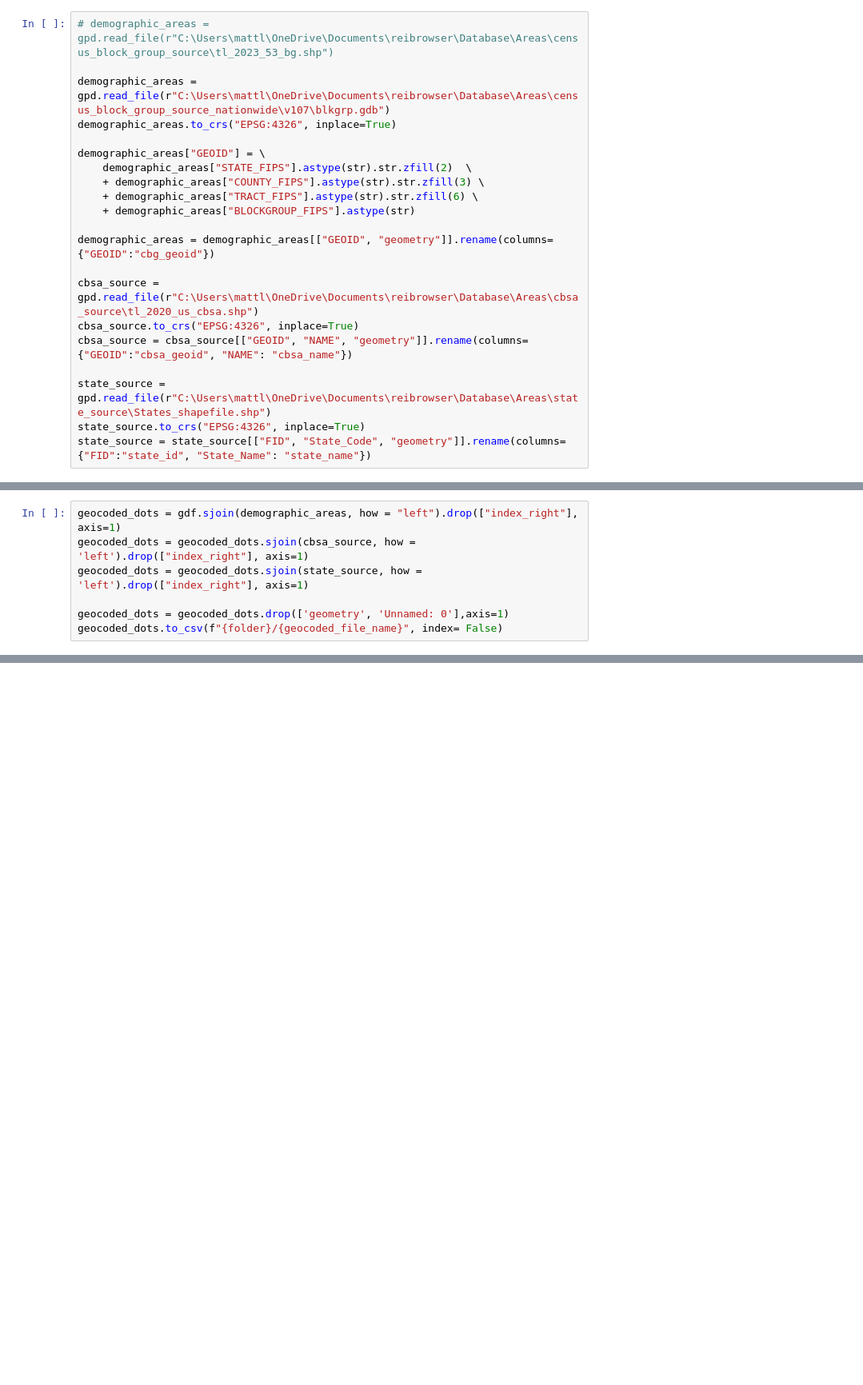
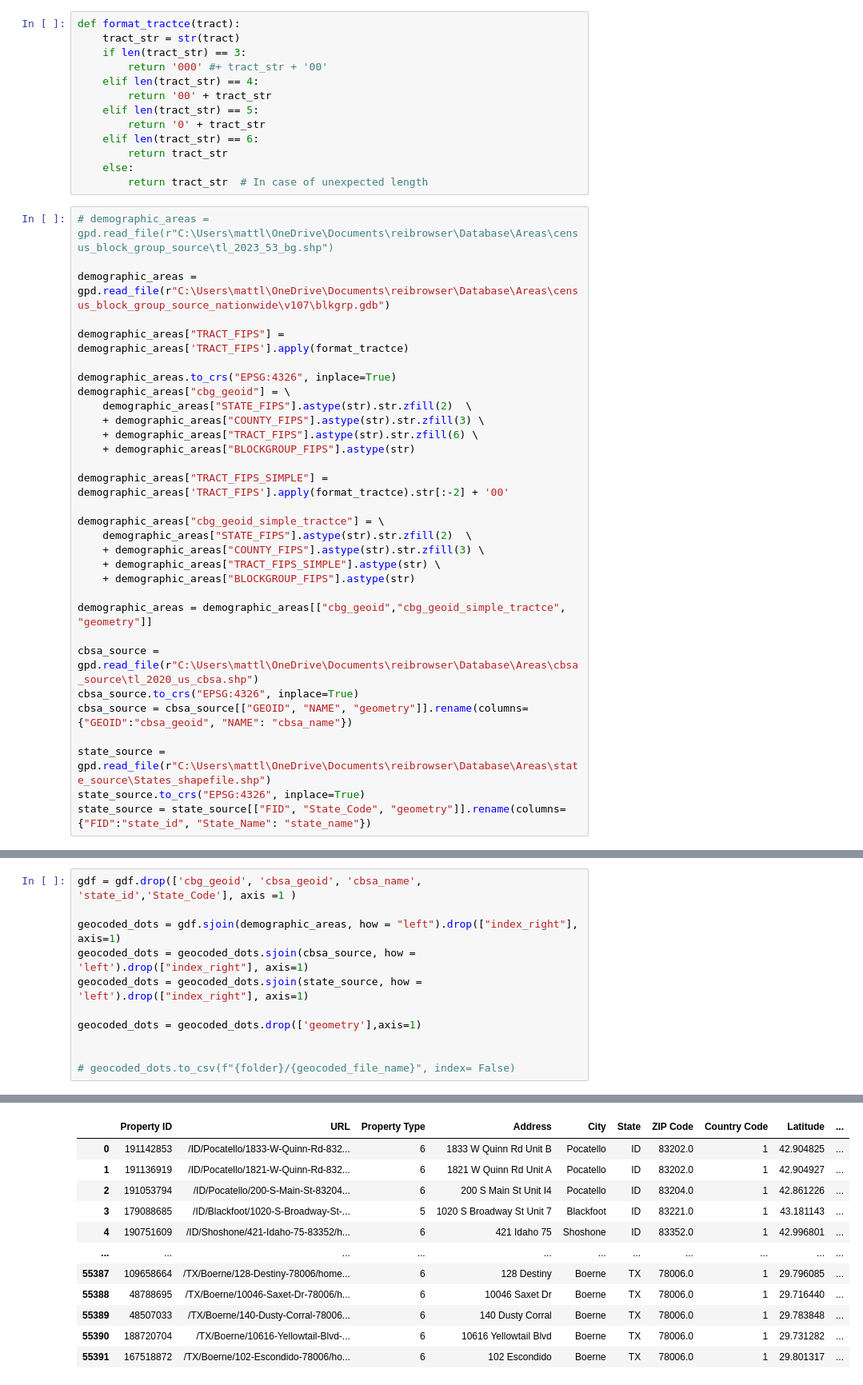
Before and after one commit to drago9773/stoebebirch, a Jupyter notebook: location_geocoding.ipynb, the cells around one changed output, grey strips where cells are left out. Shown at 80% size. Saved outputs shown, nothing was run; the diff lists cells and outputs as text; blank space fills up the shorter version.

```diff
--- a/location_geocoding.ipynb
+++ b/location_geocoding.ipynb
@@ -17,16 +15,39 @@ AttributeError: 'DataFrame' object has no attribute 'Longitude'
+# %%
+def format_tractce(tract):
+    tract_str = str(tract)
+    if len(tract_str) == 3:
+        return '000' #+ tract_str + '00'
+    elif len(tract_str) == 4:
+        return '00' + tract_str
+    elif len(tract_str) == 5:
+        return '0' + tract_str
+    elif len(tract_str) == 6:
+        return tract_str
+    else:
+        return tract_str  # In case of unexpected length
 # %%
 # demographic_areas = gpd.read_file(r"C:\Users\mattl\OneDrive\Documents\reibrowser\Database\Areas\census_block_group_source\tl_2023_53_bg.shp")
 
 demographic_areas = gpd.read_file(r"C:\Users\mattl\OneDrive\Documents\reibrowser\Database\Areas\census_block_group_source_nationwide\v107\blkgrp.gdb")
+
+demographic_areas["TRACT_FIPS"] = demographic_areas['TRACT_FIPS'].apply(format_tractce)
+
 demographic_areas.to_crs("EPSG:4326", inplace=True)
-
-demographic_areas["GEOID"] = \
+demographic_areas["cbg_geoid"] = \
     demographic_areas["STATE_FIPS"].astype(str).str.zfill(2)  \
     + demographic_areas["COUNTY_FIPS"].astype(str).str.zfill(3) \
     + demographic_areas["TRACT_FIPS"].astype(str).str.zfill(6) \
     + demographic_areas["BLOCKGROUP_FIPS"].astype(str)
 
-demographic_areas = demographic_areas[["GEOID", "geometry"]].rename(columns={"GEOID":"cbg_geoid"})
+demographic_areas["TRACT_FIPS_SIMPLE"] = demographic_areas['TRACT_FIPS'].apply(format_tractce).str[:-2] + '00'
+
+demographic_areas["cbg_geoid_simple_tractce"] = \
+    demographic_areas["STATE_FIPS"].astype(str).str.zfill(2)  \
+    + demographic_areas["COUNTY_FIPS"].astype(str).str.zfill(3) \
+    + demographic_areas["TRACT_FIPS_SIMPLE"].astype(str) \
+    + demographic_areas["BLOCKGROUP_FIPS"].astype(str)
+
+demographic_areas = demographic_areas[["cbg_geoid","cbg_geoid_simple_tractce", "geometry"]]
 
 cbsa_source = gpd.read_file(r"C:\Users\mattl\OneDrive\Documents\reibrowser\Database\Areas\cbsa_source\tl_2020_us_cbsa.shp")
 cbsa_source.to_crs("EPSG:4326", inplace=True)
@@ -38,7 +79,12 @@ state_source = state_source[["FID", "State_Code", "geometry"]].rename(columns={"
 # %%
+gdf = gdf.drop(['cbg_geoid', 'cbsa_geoid', 'cbsa_name', 'state_id','State_Code'], axis =1 )
+
 geocoded_dots = gdf.sjoin(demographic_areas, how = "left").drop(["index_right"], axis=1)
 geocoded_dots = geocoded_dots.sjoin(cbsa_source, how = 'left').drop(["index_right"], axis=1)
 geocoded_dots = geocoded_dots.sjoin(state_source, how = 'left').drop(["index_right"], axis=1)
 
-geocoded_dots = geocoded_dots.drop(['geometry', 'Unnamed: 0'],axis=1)
-geocoded_dots.to_csv(f"{folder}/{geocoded_file_name}", index= False)
+geocoded_dots = geocoded_dots.drop(['geometry'],axis=1)
+
+
+# geocoded_dots.to_csv(f"{folder}/{geocoded_file_name}", index= False)
+# %% [output]
@@ -44,0 +97,12 @@ geocoded_dots.to_csv(f"{folder}/{geocoded_file_name}", index= False)
+|  | Property ID | URL | Property Type | Address | City | State | ZIP Code | Country Code | Latitude | ... |
+| 0 | 191142853 | /ID/Pocatello/1833-W-Quinn-Rd-832... | 6 | 1833 W Quinn Rd Unit B | Pocatello | ID | 83202.0 | 1 | 42.904825 | ... |
+| 1 | 191136919 | /ID/Pocatello/1821-W-Quinn-Rd-832... | 6 | 1821 W Quinn Rd Unit A | Pocatello | ID | 83202.0 | 1 | 42.904927 | ... |
+| 2 | 191053794 | /ID/Pocatello/200-S-Main-St-83204... | 6 | 200 S Main St Unit I4 | Pocatello | ID | 83204.0 | 1 | 42.861226 | ... |
+| 3 | 179088685 | /ID/Blackfoot/1020-S-Broadway-St-... | 5 | 1020 S Broadway St Unit 7 | Blackfoot | ID | 83221.0 | 1 | 43.181143 | ... |
+| 4 | 190751609 | /ID/Shoshone/421-Idaho-75-83352/h... | 6 | 421 Idaho 75 | Shoshone | ID | 83352.0 | 1 | 42.996801 | ... |
+| ... | ... | ... | ... | ... | ... | ... | ... | ... | ... | ... |
+| 55387 | 109658664 | /TX/Boerne/128-Destiny-78006/home... | 6 | 128 Destiny | Boerne | TX | 78006.0 | 1 | 29.796085 | ... |
+| 55388 | 48788695 | /TX/Boerne/10046-Saxet-Dr-78006/h... | 6 | 10046 Saxet Dr | Boerne | TX | 78006.0 | 1 | 29.716440 | ... |
+| 55389 | 48507033 | /TX/Boerne/140-Dusty-Corral-78006... | 6 | 140 Dusty Corral | Boerne | TX | 78006.0 | 1 | 29.783848 | ... |
+| 55390 | 188720704 | /TX/Boerne/10616-Yellowtail-Blvd-... | 6 | 10616 Yellowtail Blvd | Boerne | TX | 78006.0 | 1 | 29.731282 | ... |
+| 55391 | 167518872 | /TX/Boerne/102-Escondido-78006/ho... | 6 | 102 Escondido | Boerne | TX | 78006.0 | 1 | 29.801317 | ... |
```
Also changed, not shown: parts of 6 cells of this notebook, 6 other files.
